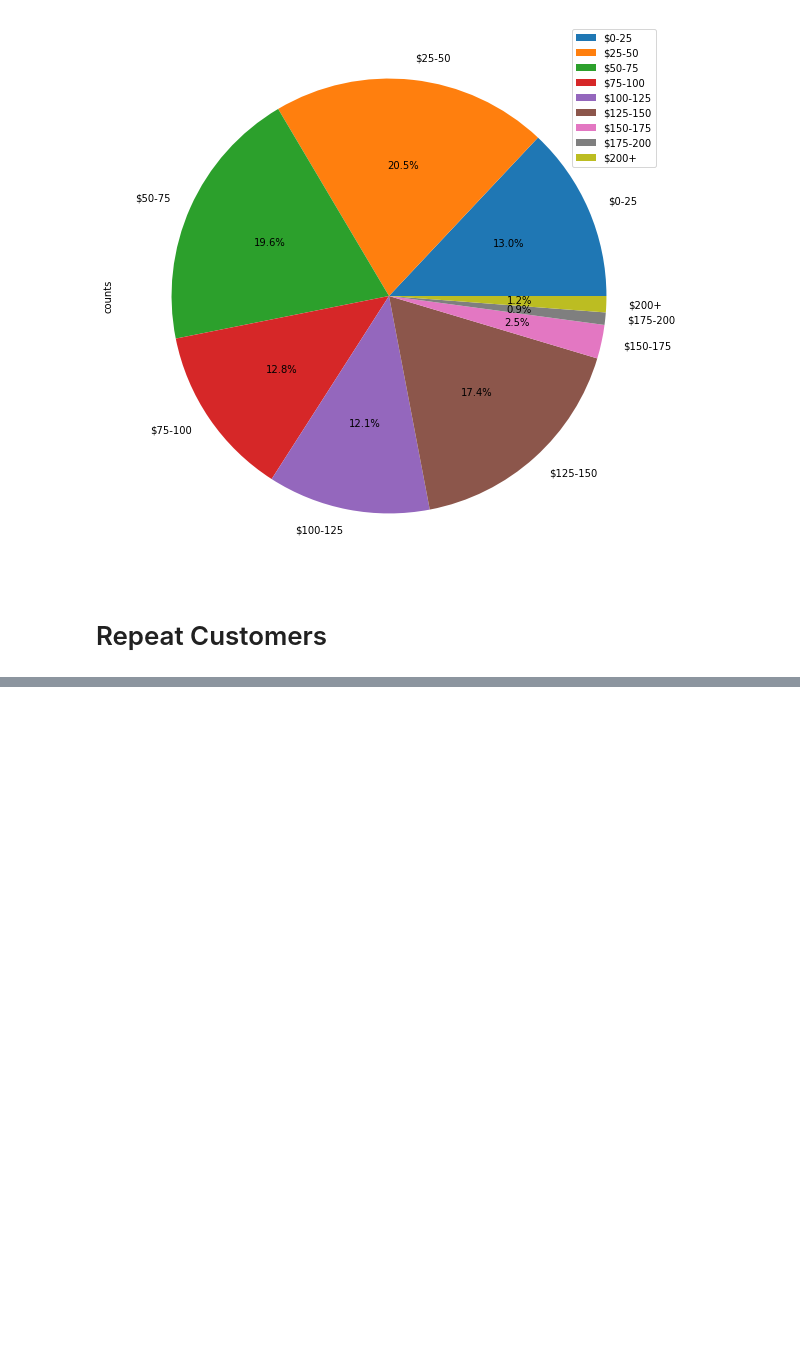
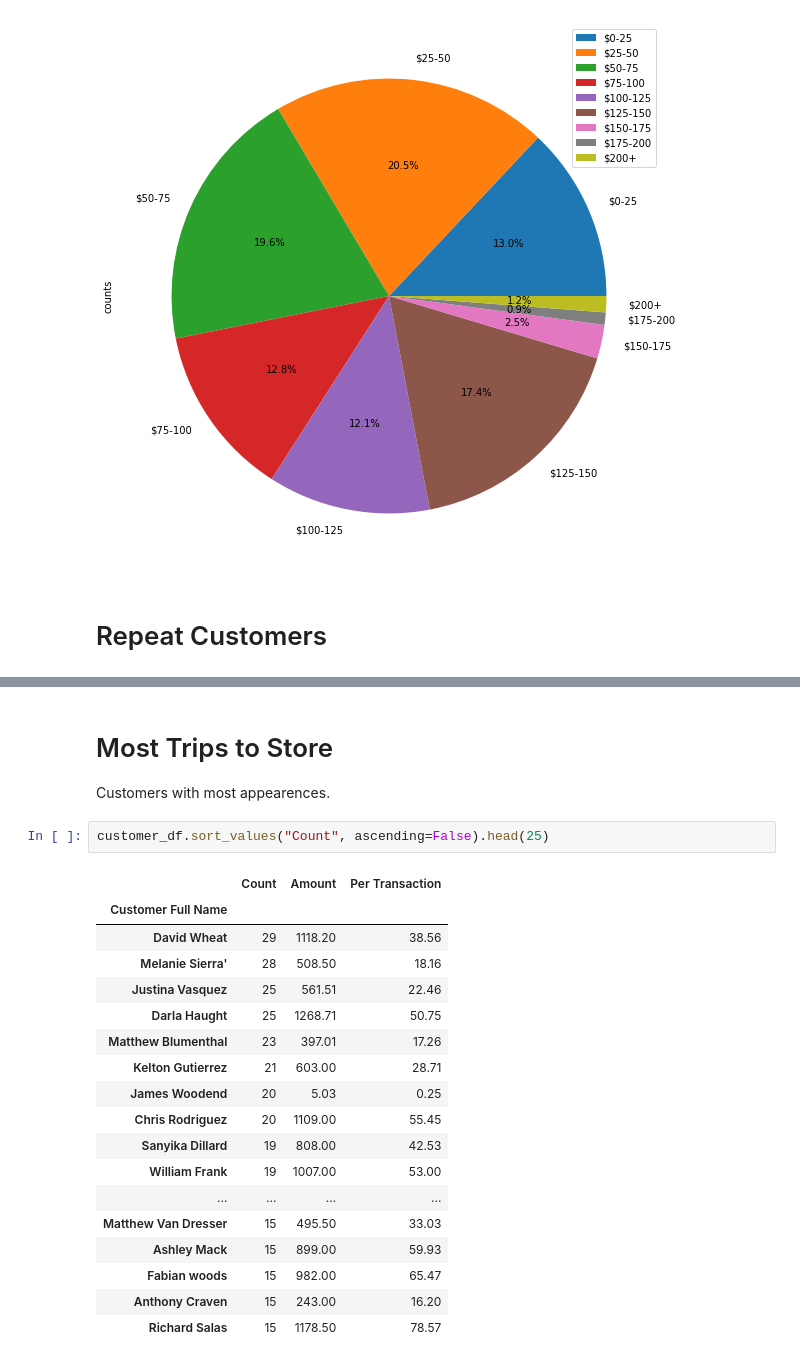
Before and after one commit to thomashedgepath/sales-data-workbook, a Jupyter notebook: workbook.ipynb, the cells around one changed output, grey strips where cells are left out. Drawn from its saved outputs; the diff is of its cells as text; blank space fills up the shorter version.

```diff
--- a/workbook.ipynb
+++ b/workbook.ipynb
@@ -360,0 +382,24 @@ Name: Customer Full Name, dtype: int64
+# %% [markdown]
+# Most Trips to Store
+Customers with most appearences.
+# %%
+customer_df.sort_values("Count", ascending=False).head(25)
+# %% [output]
+|  | Count | Amount | Per Transaction |
+| Customer Full Name |  |  |  |
+| David Wheat | 29 | 1118.20 | 38.56 |
+| Melanie Sierra' | 28 | 508.50 | 18.16 |
+| Justina Vasquez | 25 | 561.51 | 22.46 |
+| Darla Haught | 25 | 1268.71 | 50.75 |
+| Matthew Blumenthal | 23 | 397.01 | 17.26 |
+| Kelton Gutierrez | 21 | 603.00 | 28.71 |
+| James Woodend | 20 | 5.03 | 0.25 |
+| Chris Rodriguez | 20 | 1109.00 | 55.45 |
+| Sanyika Dillard | 19 | 808.00 | 42.53 |
+| William Frank | 19 | 1007.00 | 53.00 |
+| ... | ... | ... | ... |
+| Matthew Van Dresser | 15 | 495.50 | 33.03 |
+| Ashley Mack | 15 | 899.00 | 59.93 |
+| Fabian woods | 15 | 982.00 | 65.47 |
+| Anthony Craven | 15 | 243.00 | 16.20 |
+| Richard Salas | 15 | 1178.50 | 78.57 |
```
Also changed, not shown: parts of 6 cells of this notebook.
